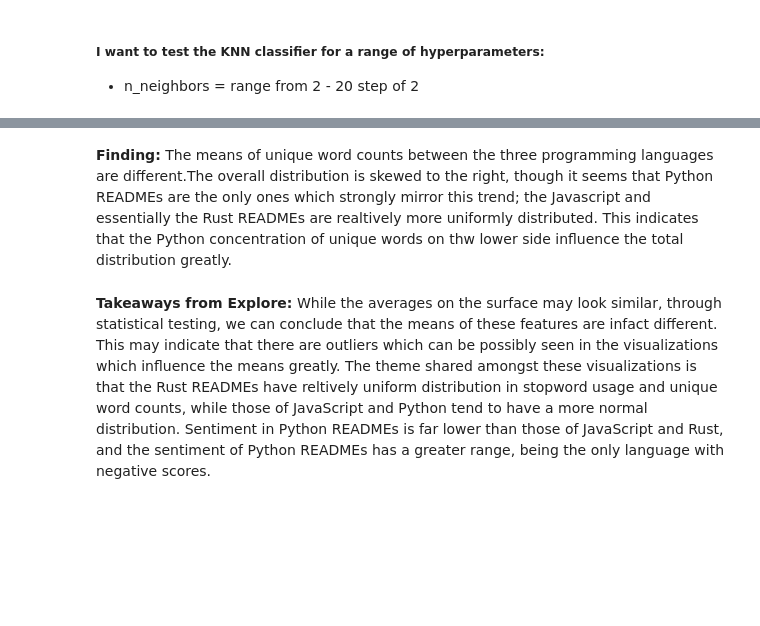
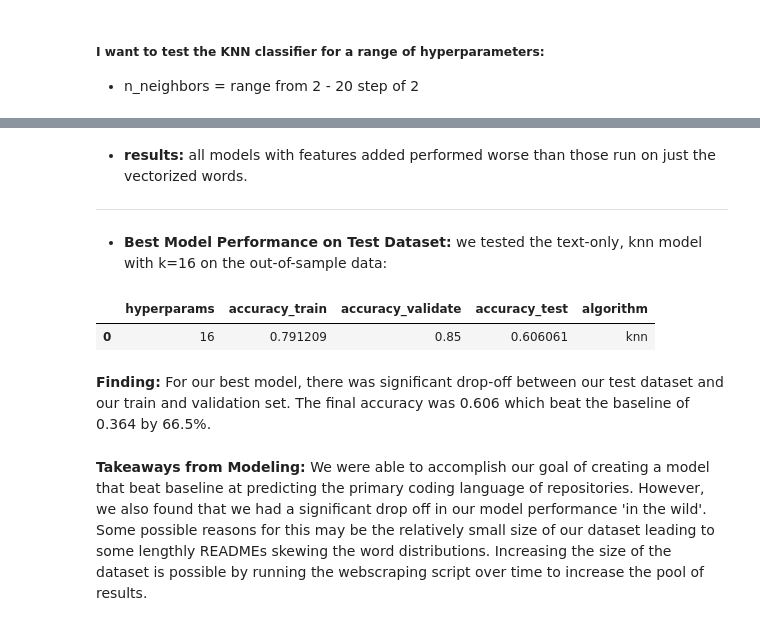
Before and after one commit to EasyNLPeasy/nlp_team_project, a Jupyter notebook: github_repos_nlp_report.ipynb, the cells around one changed output, grey strips where cells are left out. Saved outputs shown, nothing was run; the diff lists cells and outputs as text; code cells hidden in the pictures; blank space fills up the shorter version.

```diff
--- a/github_repos_nlp_report.ipynb
+++ b/github_repos_nlp_report.ipynb
@@ -391,4 +288,15 @@ def knn_classification(df, df_val, target, min_n_neighbors=2, max_n_neighbors=20
+# %% [markdown]
+- **results:** all models with features added performed worse than those run on just the vectorized words.
+
+***
+# %% [markdown]
+- **Best Model Performance on Test Dataset:** we tested the text-only, knn model with k=16 on the out-of-sample data:
+# %%
+m.best_model_on_test(train, validate, test, 'language')
+# %% [output]
+|  | hyperparams | accuracy_train | accuracy_validate | accuracy_test | algorithm |
+| 0 | 16 | 0.791209 | 0.85 | 0.606061 | knn |
 # %% [markdown]
-**Finding:** The means of unique word counts between the three programming languages are different.The overall distribution is skewed to the right, though it seems that Python READMEs are the only ones which strongly mirror this trend; the Javascript and essentially the Rust READMEs are realtively more uniformly distributed. This indicates that the Python concentration of unique words on thw lower side influence the total distribution greatly.
+**Finding:** For our best model, there was significant drop-off between our test dataset and our train and validation set. The final accuracy was 0.606 which beat the baseline of 0.364 by 66.5%.
 # %% [markdown]
-**Takeaways from Explore:** While the averages on the surface may look similar, through statistical testing, we can conclude that the means of these features are infact different. This may indicate that there are outliers which can be possibly seen in the visualizations which influence the means greatly. The theme shared amongst these visualizations is that the Rust READMEs have reltively uniform distribution in stopword usage and unique word counts, while those of JavaScript and Python tend to have a more normal distribution. Sentiment in Python READMEs is far lower than those of JavaScript and Rust, and the sentiment of Python READMEs has a greater range, being the only language with negative scores.
+**Takeaways from Modeling:** We were able to accomplish our goal of creating a model that beat baseline at predicting the primary coding language of repositories. However, we also found that we had a significant drop off in our model performance 'in the wild'. Some possible reasons for this may be the relatively small size of our dataset leading to some lengthly READMEs skewing the word distributions. Increasing the size of the dataset is possible by running the webscraping script over time to increase the pool of results.
```
Also changed, not shown: parts of 21 cells of this notebook, 2 other files.
